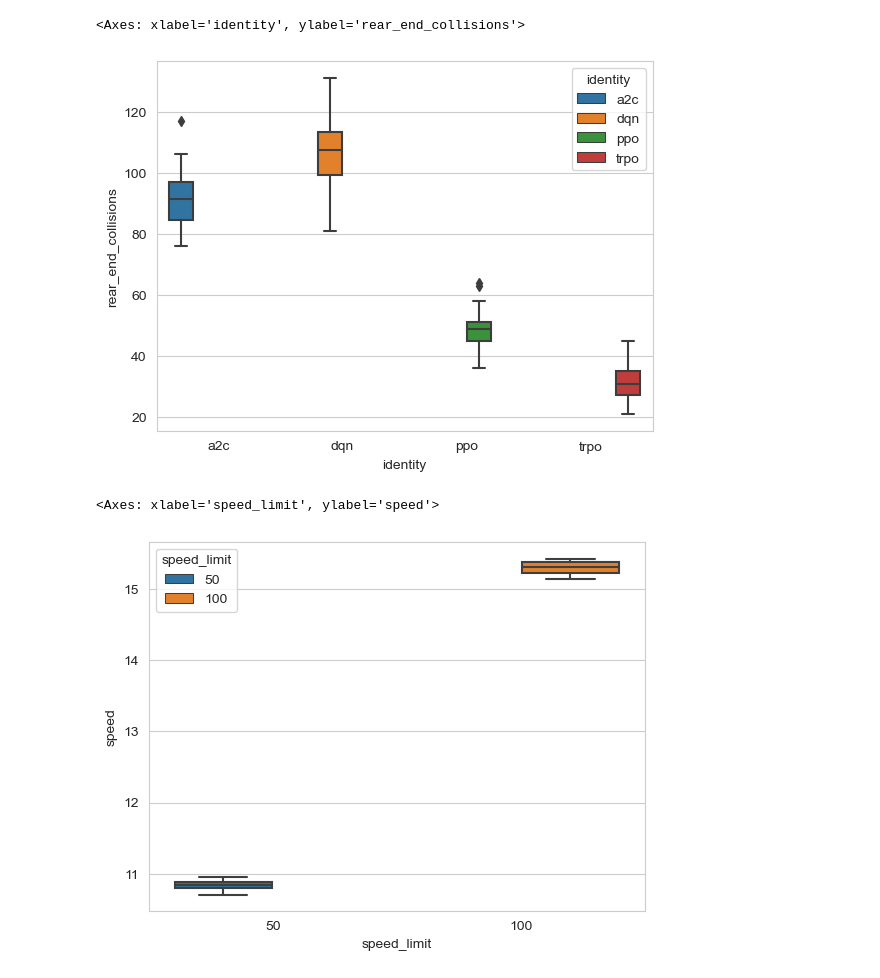
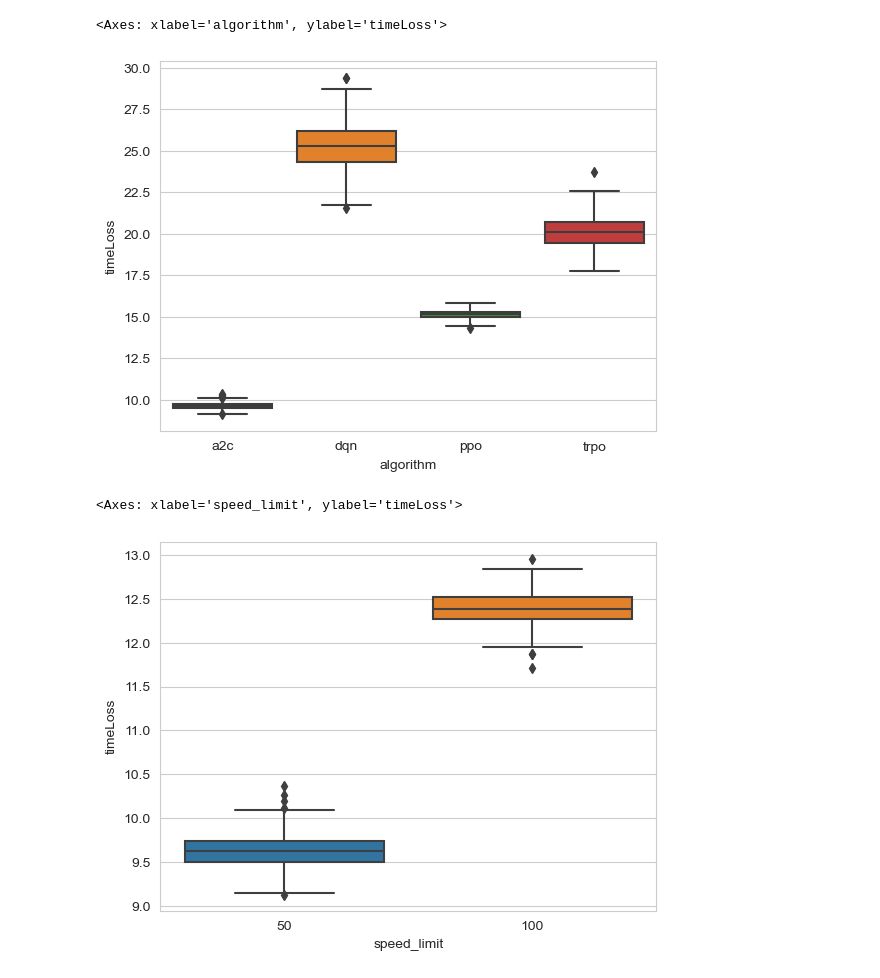
Before and after one commit to hpi-sam/Safe-RL-4-SAS, a Jupyter notebook: safe-rl_report.ipynb, the cells around one changed output. Saved outputs shown, nothing was run; the diff lists cells and outputs as text; code cells hidden in the pictures.

```diff
--- a/safe-rl_report.ipynb
+++ b/safe-rl_report.ipynb
@@ -14,6 +14,7 @@ data['ppo'] = pd.read_csv('results_safe_rl_report/ppo_0_50/summary.csv')
 data['trpo'] = pd.read_csv('results_safe_rl_report/trpo_0_50/summary.csv')
 
 full_data = pd.concat([df.assign(identity=k) for k,df in data.items()])
+full_data.rename(columns={'identity': 'algorithm'}, inplace=True)
 # %%
 sns.displot(data['a2c'], x='lateral_collisions', kde=True)
 sns.displot(data['a2c'], x='speed', kde=True)
@@ -74,26 +70,26 @@ sns.boxplot(x='identity', y='rear_end_collisions', hue='identity', data=full_dat
 # %%
-sns.boxplot(x='identity', y='rear_end_collisions', hue='identity', data=full_data)
+sns.boxplot(x='algorithm', y='timeLoss', data=full_data)
 # %% [output]
-<Axes: xlabel='identity', ylabel='rear_end_collisions'>
+<Axes: xlabel='algorithm', ylabel='timeLoss'>
-[figure, old version]
+[figure, new version]
 # %%
 data_100 = {}
 stats_100 = {}
 data_100['a2c'] = pd.read_csv('results_safe_rl_report/a2c_0_100/summary.csv')
 data_100['dqn'] = pd.read_csv('results_safe_rl_report/dqn_0_100/summary.csv')
 data_100['ppo'] = pd.read_csv('results_safe_rl_report/ppo_0_100/summary.csv')
 data_100['trpo'] = pd.read_csv('results_safe_rl_report/trpo_0_100/summary.csv')
 
 full_data_100 = pd.concat([df.assign(identity=k) for k,df in data_100.items()])
 data_dict = {'50': full_data, '100': full_data_100}
 data_dict = {'50': data['a2c'], '100': data_100['a2c']}
 complete = pd.concat([df.assign(identity=k) for k,df in data_dict.items()])
 complete.rename(columns={'identity': 'speed_limit'}, inplace=True)
 
-sns.boxplot(x='speed_limit', y='speed', hue='speed_limit', data=complete)
+sns.boxplot(x='speed_limit', y='timeLoss', data=complete)
 # %% [output]
-<Axes: xlabel='speed_limit', ylabel='speed'>
+<Axes: xlabel='speed_limit', ylabel='timeLoss'>
-[figure, old version]
+[figure, new version]
 # %%
 a2c_data = {'30': pd.read_csv('results_safe_rl_report/a2c_0_30/summary.csv'),
             '50': pd.read_csv('results_safe_rl_report/a2c_0_50/summary.csv'),
```
Also changed, not shown: parts of 17 cells of this notebook, 4 other files.
